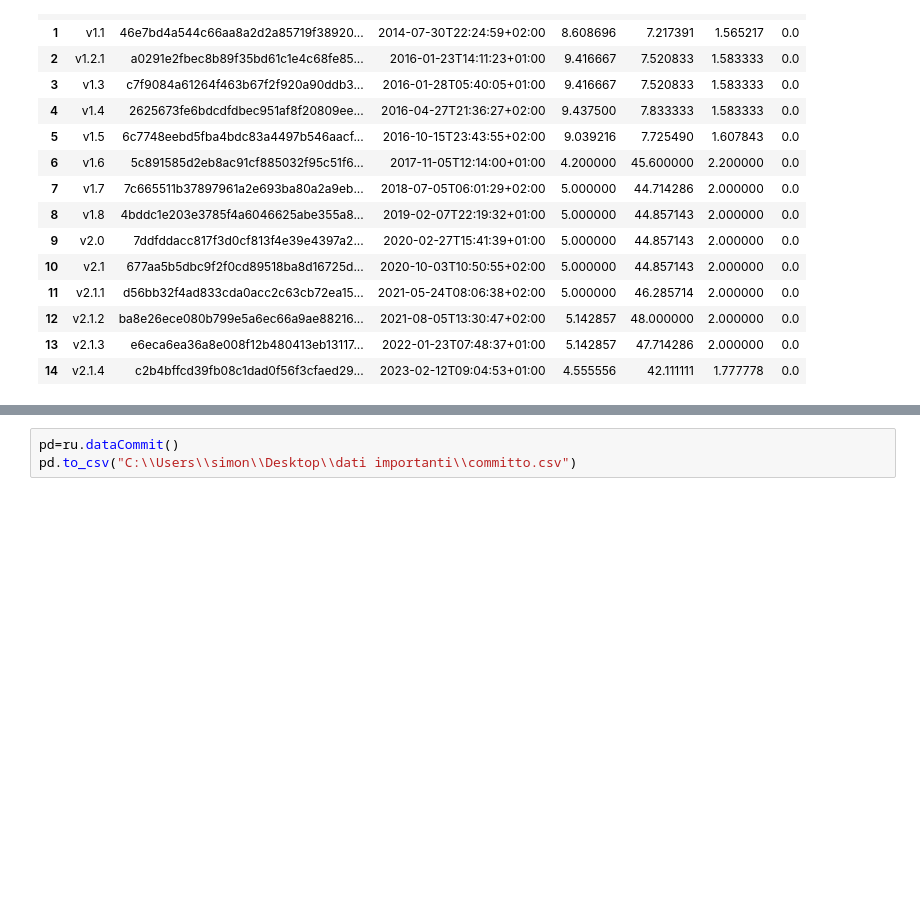
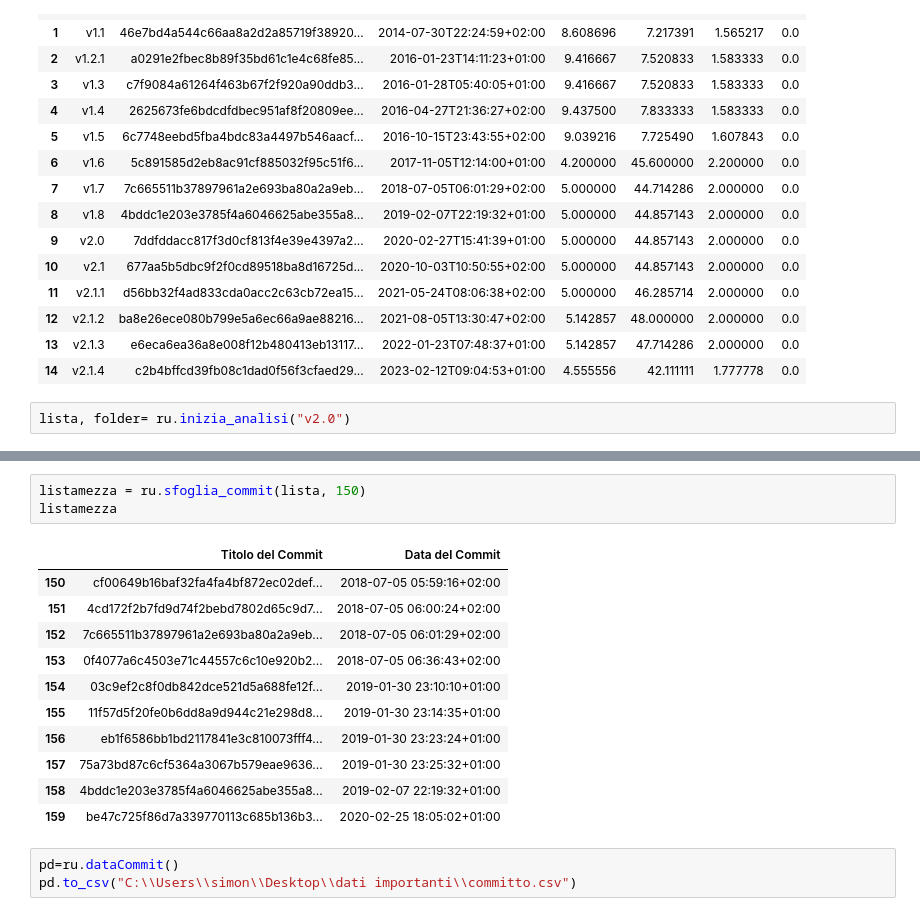
Before and after one commit to CostaMart/ing-soft2, a Jupyter notebook: prove.ipynb, the cells around one changed output, grey strips where cells are left out. Saved outputs shown, nothing was run; the diff lists cells and outputs as text; blank space fills up the shorter version.

Commit message:
aggiunta feature analisi 10 commit alla volta
Ho aggiunto anche un metodo per iniziare puntando a un tag in particolare e quindi lavorare solo sui commit fino a quel tag

```diff
--- a/prove.ipynb
+++ b/prove.ipynb
@@ -56,3 +33,5 @@ cmr
 | 12 | v2.1.2 | ba8e26ece080b799e5a6ec66a9ae88216... | 2021-08-05T13:30:47+02:00 | 5.142857 | 48.000000 | 2.000000 | 0.0 |
 | 13 | v2.1.3 | e6eca6ea36a8e008f12b480413eb13117... | 2022-01-23T07:48:37+01:00 | 5.142857 | 47.714286 | 2.000000 | 0.0 |
 | 14 | v2.1.4 | c2b4bffcd39fb08c1dad0f56f3cfaed29... | 2023-02-12T09:04:53+01:00 | 4.555556 | 42.111111 | 1.777778 | 0.0 |
+# %%
+lista, folder= ru.inizia_analisi("v2.0")
@@ -59,3 +80,18 @@ cmr
+# %%
+listamezza = ru.sfoglia_commit(lista, 150)
+listamezza
+# %% [output]
+|  | Titolo del Commit | Data del Commit |
+| 150 | cf00649b16baf32fa4fa4bf872ec02def... | 2018-07-05 05:59:16+02:00 |
+| 151 | 4cd172f2b7fd9d74f2bebd7802d65c9d7... | 2018-07-05 06:00:24+02:00 |
+| 152 | 7c665511b37897961a2e693ba80a2a9eb... | 2018-07-05 06:01:29+02:00 |
+| 153 | 0f4077a6c4503e71c44557c6c10e920b2... | 2018-07-05 06:36:43+02:00 |
+| 154 | 03c9ef2c8f0db842dce521d5a688fe12f... | 2019-01-30 23:10:10+01:00 |
+| 155 | 11f57d5f20fe0b6dd8a9d944c21e298d8... | 2019-01-30 23:14:35+01:00 |
+| 156 | eb1f6586bb1bd2117841e3c810073fff4... | 2019-01-30 23:23:24+01:00 |
+| 157 | 75a73bd87c6cf5364a3067b579eae9636... | 2019-01-30 23:25:32+01:00 |
+| 158 | 4bddc1e203e3785f4a6046625abe355a8... | 2019-02-07 22:19:32+01:00 |
+| 159 | be47c725f86d7a339770113c685b136b3... | 2020-02-25 18:05:02+01:00 |
 # %%
 pd=ru.dataCommit()
 pd.to_csv("C:\\Users\\simon\\Desktop\\dati importanti\\committo.csv")
```
Also changed, not shown: parts of 5 cells of this notebook, 4 other files.
